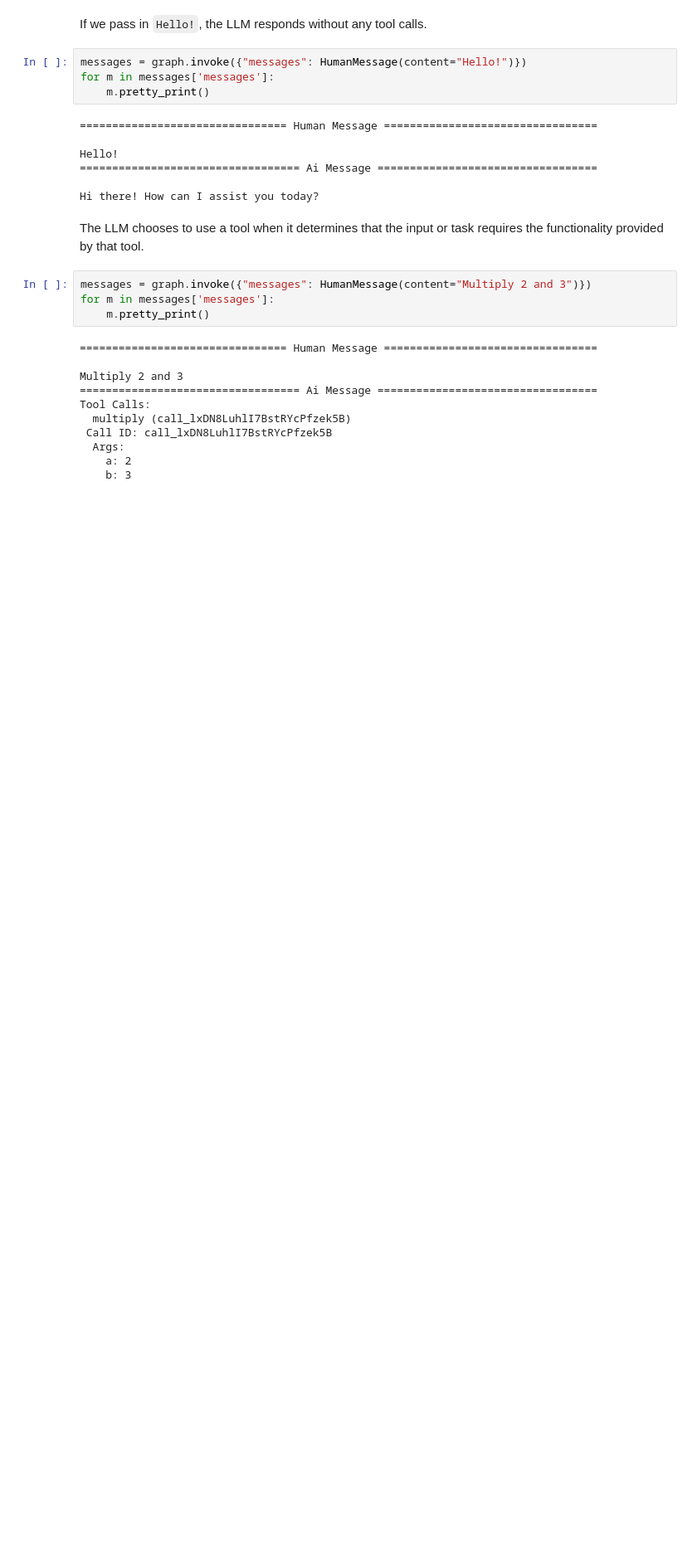
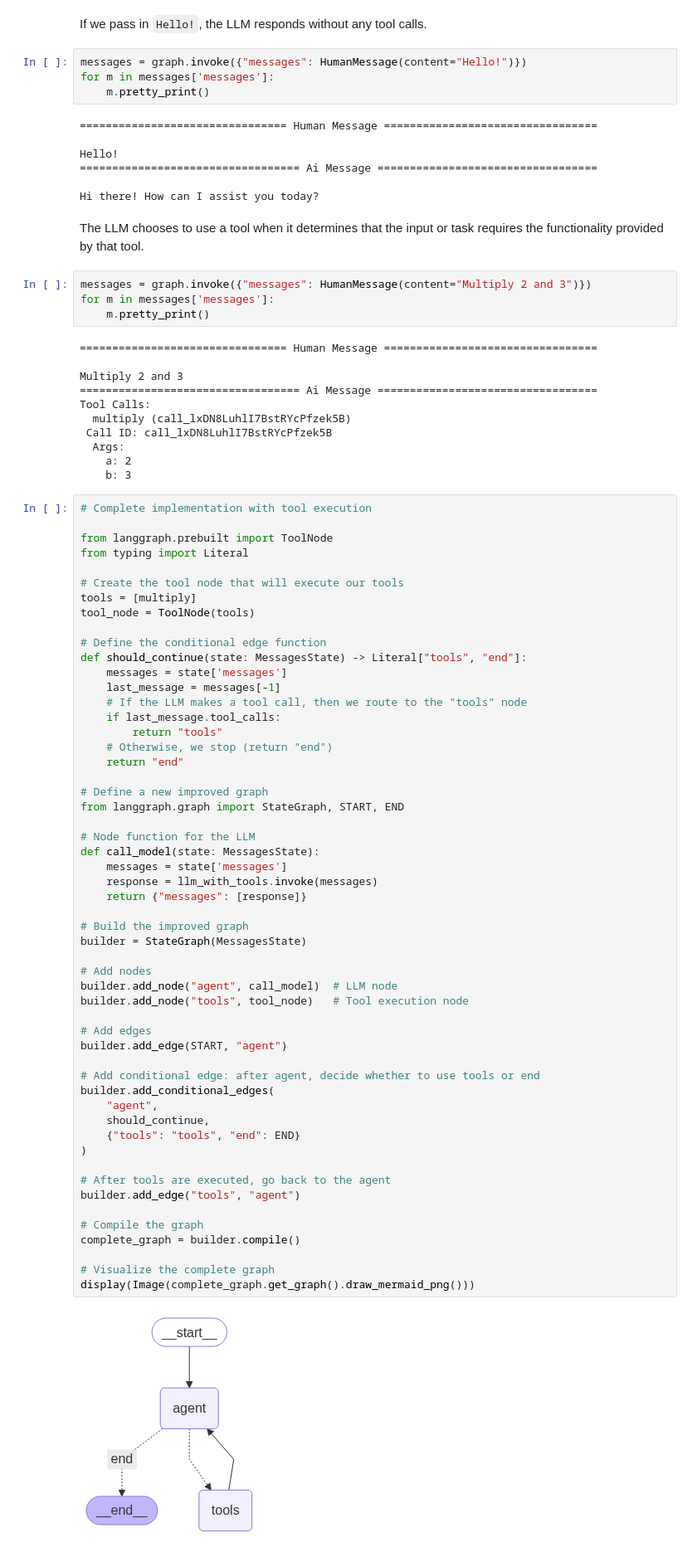
Before and after one commit to mr-rahul-aggarwal/online-courses, a Jupyter notebook: langchain-academy-intro-to-lang-graph/module-1/chain.ipynb, the cells around one changed output. Shown at 83% size. Drawn from its saved outputs; the diff is of its cells as text; blank space fills up the shorter version.

```diff
--- a/langchain-academy-intro-to-lang-graph/module-1/chain.ipynb
+++ b/langchain-academy-intro-to-lang-graph/module-1/chain.ipynb
@@ -314,3 +314,59 @@ Tool Calls:
   Args:
     a: 2
     b: 3
+# %%
+# Complete implementation with tool execution
+
+from langgraph.prebuilt import ToolNode
+from typing import Literal
+
+# Create the tool node that will execute our tools
+tools = [multiply]
+tool_node = ToolNode(tools)
+
+# Define the conditional edge function
+def should_continue(state: MessagesState) -> Literal["tools", "end"]:
+    messages = state['messages']
+    last_message = messages[-1]
+    # If the LLM makes a tool call, then we route to the "tools" node
+    if last_message.tool_calls:
+        return "tools"
+    # Otherwise, we stop (return "end")
+    return "end"
+
+# Define a new improved graph
+from langgraph.graph import StateGraph, START, END
+
+# Node function for the LLM
+def call_model(state: MessagesState):
+    messages = state['messages']
+    response = llm_with_tools.invoke(messages)
+    return {"messages": [response]}
+
+# Build the improved graph
+builder = StateGraph(MessagesState)
+
+# Add nodes
+builder.add_node("agent", call_model)  # LLM node
+builder.add_node("tools", tool_node)   # Tool execution node
+
+# Add edges
+builder.add_edge(START, "agent")
+
+# Add conditional edge: after agent, decide whether to use tools or end
+builder.add_conditional_edges(
+    "agent",
+    should_continue,
+    {"tools": "tools", "end": END}
+)
+
+# After tools are executed, go back to the agent
+builder.add_edge("tools", "agent")
+
+# Compile the graph
+complete_graph = builder.compile()
+
+# Visualize the complete graph
+display(Image(complete_graph.get_graph().draw_mermaid_png()))
+# %% [output]
+[figure, added]
```
Also changed, not shown: parts of 2 cells of this notebook.
